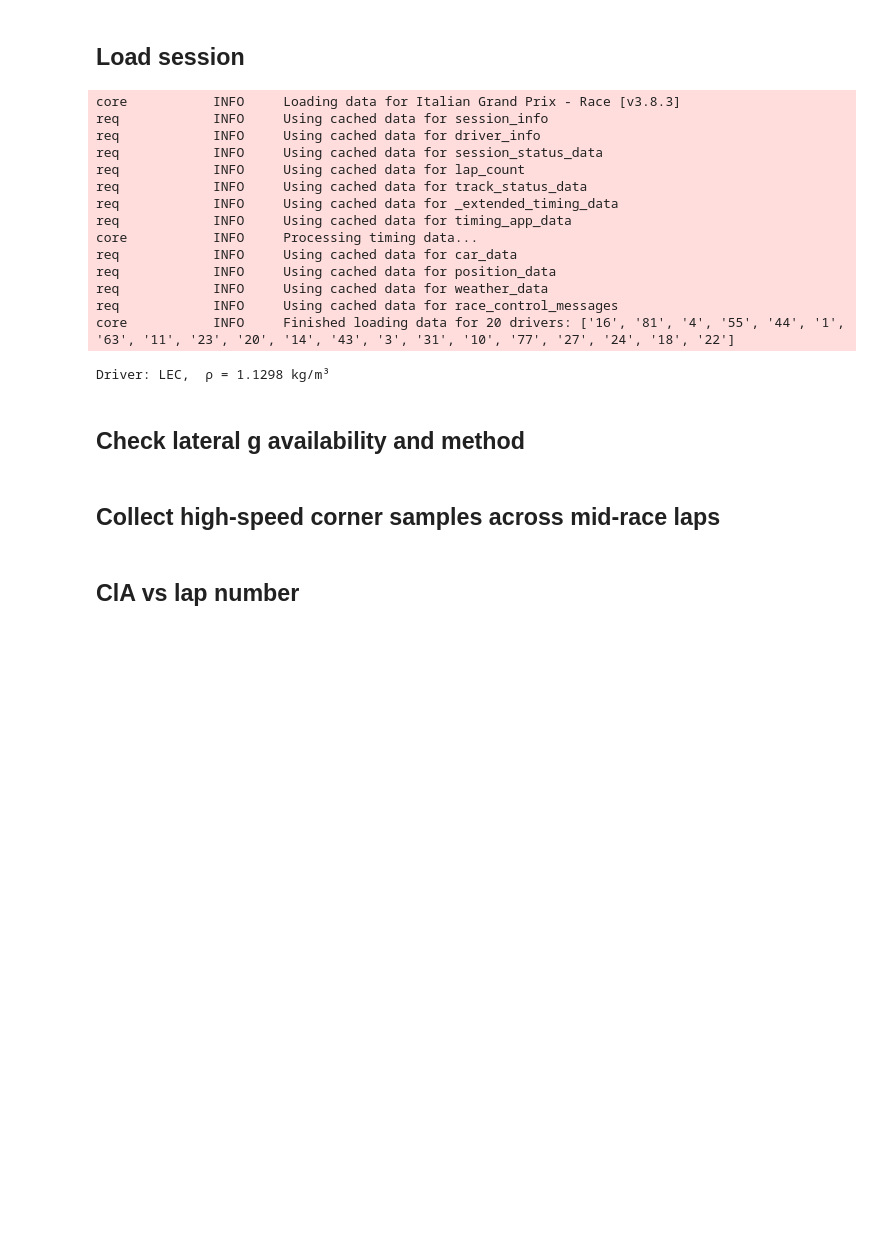
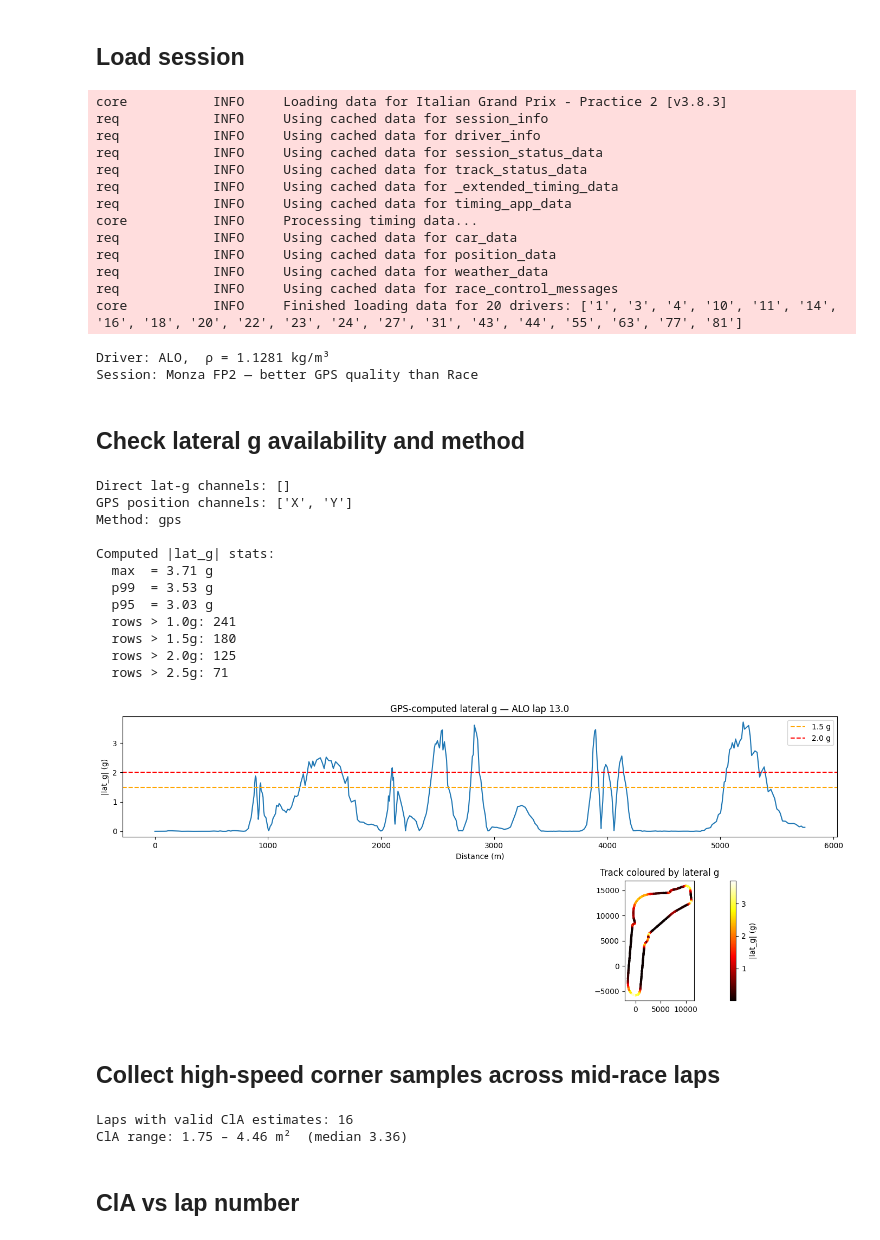
Before and after one commit to andrewcoyle1/f1-telemetry-aero, a Jupyter notebook: notebooks/03_ClA_estimation.ipynb, the cells around one changed output. Saved outputs shown, nothing was run; the diff lists cells and outputs as text; code cells hidden in the pictures; blank space fills up the shorter version.

```diff
--- a/notebooks/03_ClA_estimation.ipynb
+++ b/notebooks/03_ClA_estimation.ipynb
@@ -20,19 +24,19 @@ fastf1.Cache.enable_cache('../cache')
 # %% [markdown]
 ## Load session
 # %%
-session = fastf1.get_session(2024, 'Monza', 'R')
+session = fastf1.get_session(2024, 'Monza', 'FP2')
 session.load(telemetry=True, weather=True)
 
-winner_abbr = session.results.iloc[0]['Abbreviation']
+driver_abbr = 'ALO'   # driver 14 — most coast-down segments from nb02 survey
 weather = session.weather_data
 rho = air_density(weather['AirTemp'].mean(), weather['Pressure'].mean())
-print(f'Driver: {winner_abbr},  ρ = {rho:.4f} kg/m³')
+print(f'Driver: {driver_abbr},  ρ = {rho:.4f} kg/m³')
+print('Session: Monza FP2 — better GPS quality than Race')
 # %% [output]
-core           INFO     Loading data for Italian Grand Prix - Race [v3.8.3]
+core           INFO     Loading data for Italian Grand Prix - Practice 2 [v3.8.3]
 req            INFO     Using cached data for session_info
 req            INFO     Using cached data for driver_info
 req            INFO     Using cached data for session_status_data
-req            INFO     Using cached data for lap_count
 req            INFO     Using cached data for track_status_data
 req            INFO     Using cached data for _extended_timing_data
 req            INFO     Using cached data for timing_app_data
@@ -41,12 +45,13 @@ req            INFO     Using cached data for car_data
 req            INFO     Using cached data for position_data
 req            INFO     Using cached data for weather_data
 req            INFO     Using cached data for race_control_messages
-core           INFO     Finished loading data for 20 drivers: ['16', '81', '4', '55', '44', '1', '63', '11', '23', '20', '14', '43', '3', '31', '10', '77', '27', '24', '18', '22']
+core           INFO     Finished loading data for 20 drivers: ['1', '3', '4', '10', '11', '14', '16', '18', '20', '22', '23', '24', '27', '31', '43', '44', '55', '63', '77', '81']
-Driver: LEC,  ρ = 1.1298 kg/m³
+Driver: ALO,  ρ = 1.1281 kg/m³
+Session: Monza FP2 — better GPS quality than Race
 # %% [markdown]
 ## Check lateral g availability and method
 # %%
-laps = session.laps.pick_drivers(winner_abbr)
+laps = session.laps.pick_drivers(driver_abbr)
 sample_lap = laps.iloc[len(laps)//2]
 tel = sample_lap.get_telemetry()
 
@@ -57,44 +62,54 @@ print('GPS position channels:', [c for c in ['X', 'Y'] if c in tel.columns])
 METHOD = 'direct' if direct_lat else 'gps'
 print('Method:', METHOD)
 
-# ── Diagnostic: what does the computed lat-g actually look like? ──────────
 if METHOD == 'gps':
-    from src.segments import _compute_lateral_g_from_position
-    import pandas as pd
     tel2 = tel.copy().reset_index(drop=True)
     tel2['t'] = tel2['Time'].dt.total_seconds()
     tel2['v_ms'] = tel2['Speed'] / 3.6
     tel2 = _compute_lateral_g_from_position(tel2)
 
     lat_g = tel2['lat_g_computed'].abs()
     print(f'\nComputed |lat_g| stats:')
     print(f'  max  = {lat_g.max():.2f} g')
     print(f'  p99  = {lat_g.quantile(0.99):.2f} g')
     print(f'  p95  = {lat_g.quantile(0.95):.2f} g')
+    print(f'  rows > 1.0g: {(lat_g > 1.0).sum()}')
     print(f'  rows > 1.5g: {(lat_g > 1.5).sum()}')
     print(f'  rows > 2.0g: {(lat_g > 2.0).sum()}')
     print(f'  rows > 2.5g: {(lat_g > 2.5).sum()}')
-    print(f'  rows > 3.0g: {(lat_g > 3.0).sum()}')
 
-    # Quick plot to see where lat-g peaks appear on track
     fig, axes = plt.subplots(2, 1, figsize=(14, 6), sharex=False)
     axes[0].plot(tel2['Distance'], lat_g)
-    axes[0].axhline(2.0, color='r', linestyle='--', label='2.0 g threshold')
+    axes[0].axhline(1.5, color='orange', linestyle='--', label='1.5 g')
+    axes[0].axhline(2.0, color='r', linestyle='--', label='2.0 g')
     axes[0].set_ylabel('|lat_g| (g)')
     axes[0].set_xlabel('Distance (m)')
-    axes[0].set_title(f'GPS-computed lateral g — LEC lap {sample_lap["LapNumber"]}')
+    axes[0].set_title(f'GPS-computed lateral g — {driver_abbr} lap {sample_lap["LapNumber"]}')
     axes[0].legend()
 
     if 'X' in tel2.columns:
-        sc = axes[1].scatter(tel2['X'], tel2['Y'], c=lat_g.clip(0, 4),
-                             cmap='hot', s=4)
+        sc = axes[1].scatter(tel2['X'], tel2['Y'], c=lat_g.clip(0, 4), cmap='hot', s=4)
         plt.colorbar(sc, ax=axes[1], label='|lat_g| (g)')
         axes[1].set_aspect('equal')
         axes[1].set_title('Track coloured by lateral g')
 
     plt.tight_layout()
     plt.savefig('../results/figures/03_lat_g_diagnostic.png', dpi=150)
     plt.show()
+# %% [output]
+Direct lat-g channels: []
+GPS position channels: ['X', 'Y']
+Method: gps
+
+Computed |lat_g| stats:
+  max  = 3.71 g
+  p99  = 3.53 g
+  p95  = 3.03 g
+  rows > 1.0g: 241
+  rows > 1.5g: 180
+  rows > 2.0g: 125
+  rows > 2.5g: 71
+[figure, added]
 # %% [markdown]
 ## Collect high-speed corner samples across mid-race laps
 # %%
@@ -106,13 +121,13 @@ def _collect_samples(tel, m, rho):
 # %%
 laps_filtered = laps[(laps['LapNumber'] > 2) & (laps['LapNumber'] < laps['LapNumber'].max())]
 
-# Thresholds for GPS-computed lat-g:
-# GPS second-derivative values are ~30-40% lower than true IMU values due to
-# smoothing and 10 Hz sampling. Monza fast corners peak ~2.5-3.5 g (IMU),
-# so GPS-derived peaks are typically 1.5-2.5 g.
-LAT_G_THRESH = 1.5
-SPEED_THRESH = 130.0   # km/h — Lesmo, Curva Grande, Parabolica
-THROTTLE_THRESH = 60.0
+# Use only apex samples where GPS lat-g is highest — these are the rows
+# where the car is genuinely at/near the tyre friction limit.
+# GPS peaks at 3.0–3.7g at Monza corners; rows below 2.5g are mid-corner
+# (driver not yet at limit) and give ClA estimates that are artificially low.
+LAT_G_THRESH  = 2.5
+SPEED_THRESH  = 150.0
+THROTTLE_THRESH = 50.0
 
 ClA_per_lap = []
 all_corner_samples = []
@@ -142,6 +157,9 @@ print(f'Laps with valid ClA estimates: {len(ClA_per_lap)}')
 if ClA_per_lap:
     vals = [d['ClA'] for d in ClA_per_lap]
     print(f'ClA range: {min(vals):.2f} – {max(vals):.2f} m²  (median {np.median(vals):.2f})')
+# %% [output]
+Laps with valid ClA estimates: 16
+ClA range: 1.75 – 4.46 m²  (median 3.36)
 # %% [markdown]
 ## ClA vs lap number
 # %%
```
Also changed, not shown: parts of 5 cells of this notebook, 17 other files.
